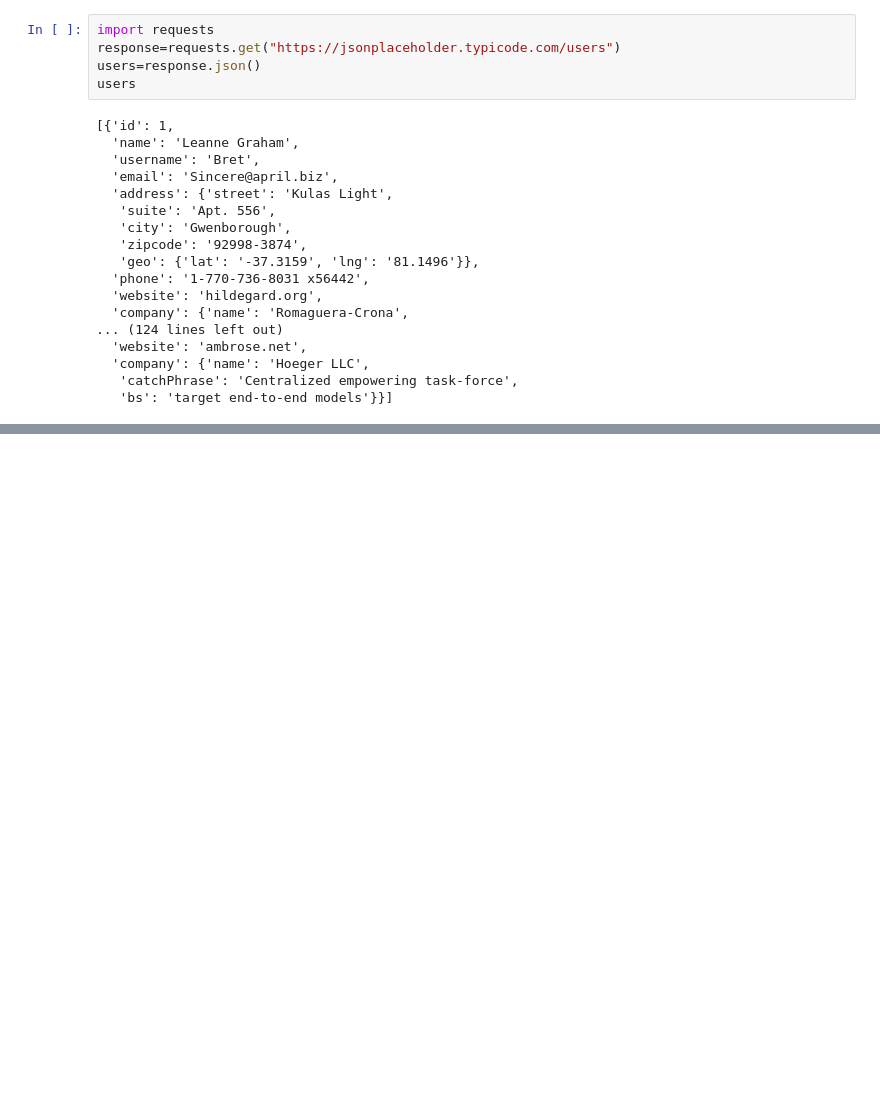
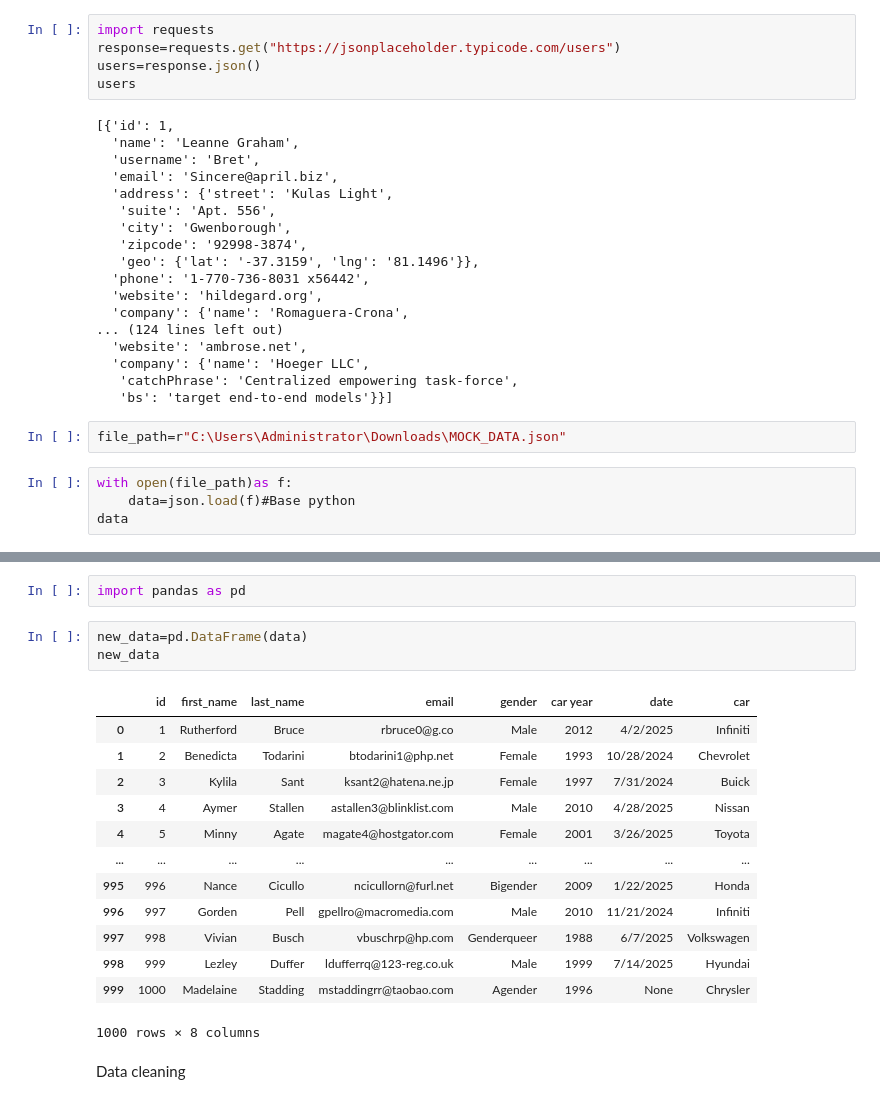
Before and after one commit to Star-obiero/Python-Basic, a Jupyter notebook: lab2.ipynb, the cells around one changed output, grey strips where cells are left out. Drawn from its saved outputs; the diff is of its cells as text; blank space fills up the shorter version.

```diff
--- a/lab2.ipynb
+++ b/lab2.ipynb
@@ -73,3 +75,9 @@ users
   'company': {'name': 'Hoeger LLC',
    'catchPhrase': 'Centralized empowering task-force',
    'bs': 'target end-to-end models'}}]
+# %%
+file_path=r"C:\Users\Administrator\Downloads\MOCK_DATA.json"
+# %%
+with open(file_path)as f:
+    data=json.load(f)#Base python
+data
@@ -75,0 +102,21 @@ users
+# %%
+import pandas as pd
+# %%
+new_data=pd.DataFrame(data)
+new_data
+# %% [output]
+|  | id | first_name | last_name | email | gender | car year | date | car |
+| 0 | 1 | Rutherford | Bruce | rbruce0@g.co | Male | 2012 | 4/2/2025 | Infiniti |
+| 1 | 2 | Benedicta | Todarini | btodarini1@php.net | Female | 1993 | 10/28/2024 | Chevrolet |
+| 2 | 3 | Kylila | Sant | ksant2@hatena.ne.jp | Female | 1997 | 7/31/2024 | Buick |
+| 3 | 4 | Aymer | Stallen | astallen3@blinklist.com | Male | 2010 | 4/28/2025 | Nissan |
+| 4 | 5 | Minny | Agate | magate4@hostgator.com | Female | 2001 | 3/26/2025 | Toyota |
+| ... | ... | ... | ... | ... | ... | ... | ... | ... |
+| 995 | 996 | Nance | Cicullo | ncicullorn@furl.net | Bigender | 2009 | 1/22/2025 | Honda |
+| 996 | 997 | Gorden | Pell | gpellro@macromedia.com | Male | 2010 | 11/21/2024 | Infiniti |
+| 997 | 998 | Vivian | Busch | vbuschrp@hp.com | Genderqueer | 1988 | 6/7/2025 | Volkswagen |
+| 998 | 999 | Lezley | Duffer | ldufferrq@123-reg.co.uk | Male | 1999 | 7/14/2025 | Hyundai |
+| 999 | 1000 | Madelaine | Stadding | mstaddingrr@taobao.com | Agender | 1996 | None | Chrysler |
+1000 rows × 8 columns
+# %% [markdown]
+Data cleaning
```
Also changed, not shown: parts of 6 cells of this notebook.
